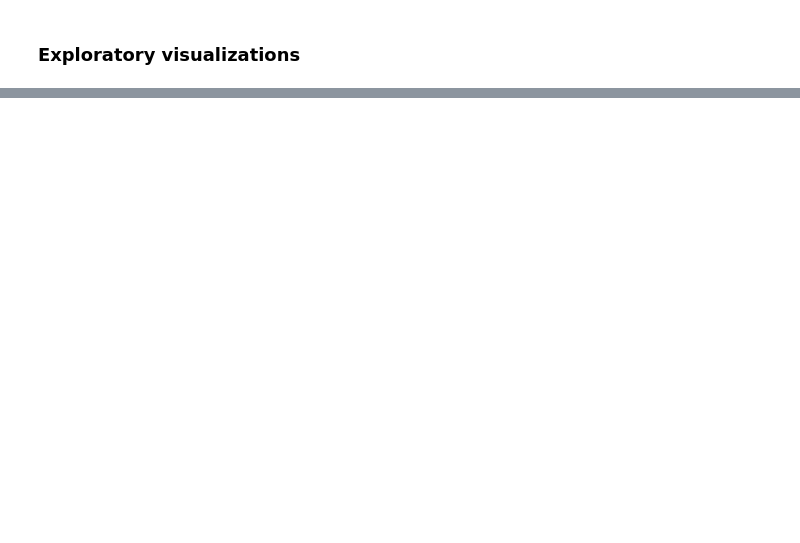
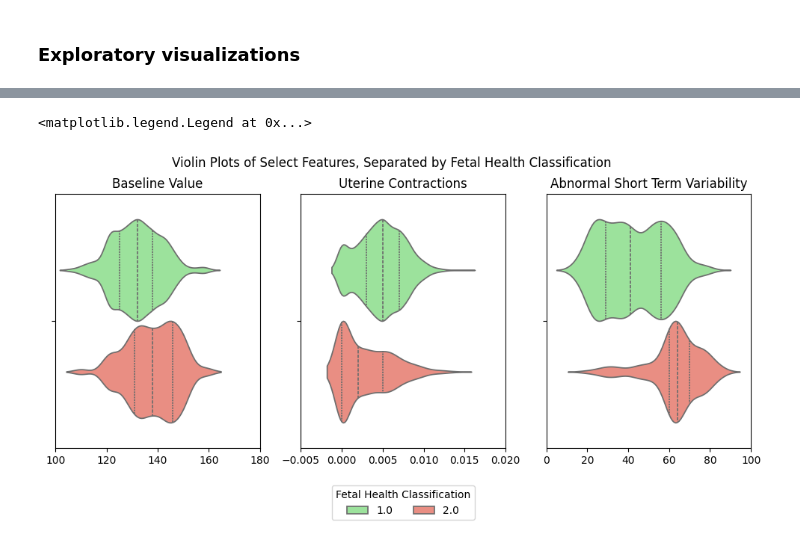
Before and after one commit to ivasslides/DS4021-Final-Project, a Jupyter notebook: Notebooks/descriptive.ipynb, the cells around one changed output, grey strips where cells are left out. Cells and saved outputs as stored; diff of their text form; code cells hidden in the pictures; blank space fills up the shorter version.

```diff
--- a/Notebooks/descriptive.ipynb
+++ b/Notebooks/descriptive.ipynb
@@ -102 +90,44 @@ plt.show()
+# %%
+# Violinplots for baseline_value, uterine_contractions, and abnormal_short_term_variability
+fig, ax = plt.subplots(1, 3, figsize=(12, 5))
+
+# Create custom palette to represent the fetal health classes
+palette={1: "lightgreen", 2: "salmon"}
+
+# Features to make violin plots for
+cols = {'Baseline Value': X['baseline_value'],
+        'Uterine Contractions': X['uterine_contractions'],
+        'Abnormal Short Term Variability': X['abnormal_short_term_variability']}
+
+# Initialize index for ax
+i = 0
+
+# For loop to create violin plots for each selected feature
+for c in cols:
+    # Violinplot, separated by fetal health classification
+    sns.violinplot(x=cols[c], hue=y, palette=palette, inner='quartile', ax=ax[i])
+    # Add title, which is just feature name
+    ax[i].set_title(c)
+    # Remove individual legends
+    ax[i].legend_.remove()
+    # Remove x labels
+    ax[i].set_xlabel('')
+    # Increment index for ax
+    i += 1
+
+# Adjust individual x axis limits
+ax[0].set_xlim(100, 180)
+ax[1].set_xlim(-0.005, 0.02)
+ax[2].set_xlim(0, 100)
+
+# Create one overall title
+fig.suptitle('Violin Plots of Select Features, Separated by Fetal Health Classification')
+
+# Create shared legend for fetal health classes
+plt.subplots_adjust(bottom=0.2)
+handles, labels = ax[0].get_legend_handles_labels()
+fig.legend(handles, labels, loc='lower center', ncol=2, title='Fetal Health Classification')
+# %% [output]
+<matplotlib.legend.Legend at 0x...>
+[figure, added]
 # %%
```
Also changed, not shown: parts of 13 cells of this notebook, 4 other files.
